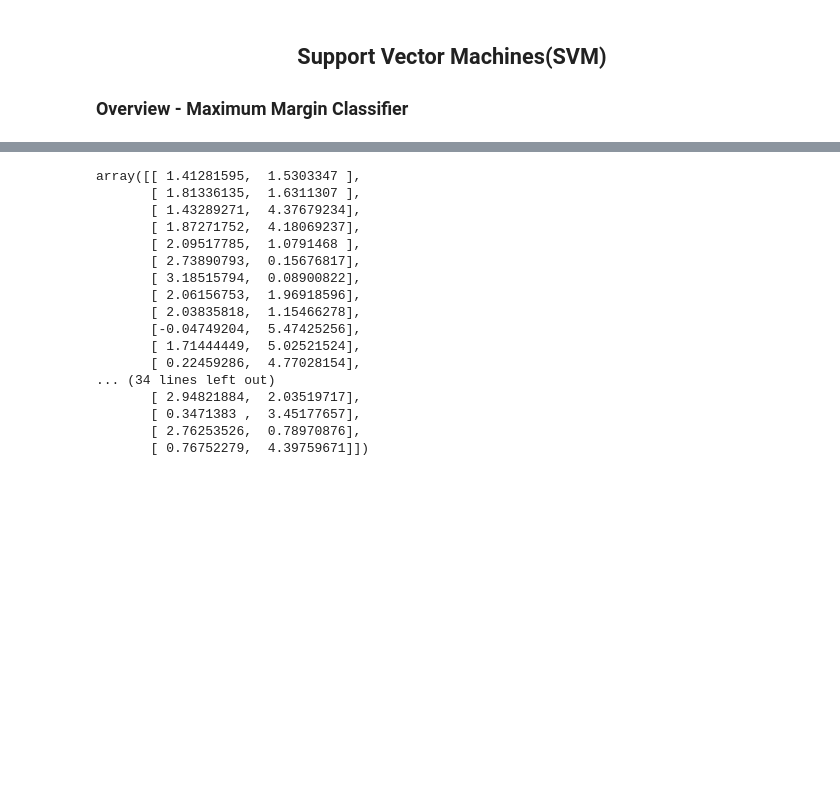
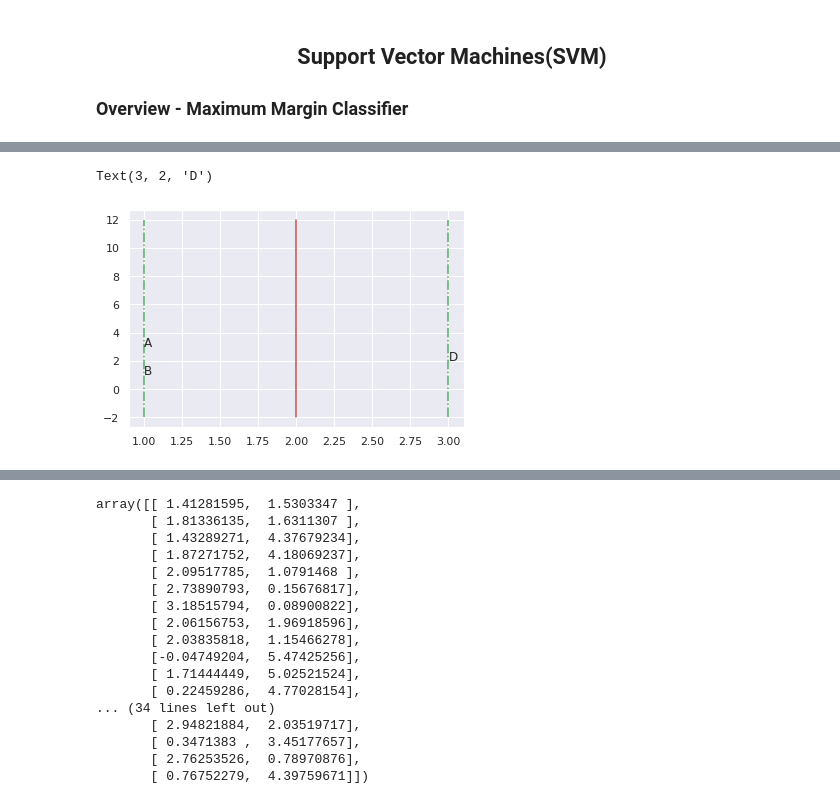
Before and after one commit to ehtisham-sadiq/Final-Year-Project-Material-, a Jupyter notebook: Week no 09/Support Vector Machine.ipynb, the cells around one changed output, grey strips where cells are left out. Saved outputs shown, nothing was run; the diff lists cells and outputs as text; code cells hidden in the pictures; blank space fills up the shorter version.

```diff
--- a/Week no 09/Support Vector Machine.ipynb
+++ b/Week no 09/Support Vector Machine.ipynb
@@ -192,0 +494,14 @@ Separating hyperplane can be considered as `street`. We are trying to maximise t
+# %%
+import random
+import numpy as np
+import pandas as pd
+import matplotlib.pyplot as plt
+import seaborn as sns
+sns.set()
+
+from sklearn import preprocessing
+from sklearn import svm
+from sklearn import metrics
+from sklearn.metrics import confusion_matrix
+from sklearn.model_selection import cross_val_score
+from sklearn.model_selection import GridSearchCV
@@ -192,0 +599,9 @@ Separating hyperplane can be considered as `street`. We are trying to maximise t
+# %%
+# Plot the data
+# Use axes level function in sns to draw the random plot
+
+# Co-ordinates for lines
+margin_X = 2 * np.ones(12)
+margin_Y = np.linspace(-2, 12, num=12)
+
+margin_X, margin_Y
@@ -192,0 +613,8 @@ Separating hyperplane can be considered as `street`. We are trying to maximise t
+# %%
+gutter1_X = np.ones(12)
+gutter1_Y = np.linspace(-2, 12, num=12)
+
+gutter2_X = 3 * np.ones(12)
+gutter2_Y = np.linspace(-2, 12, num=12)
+
+gutter1_X, gutter1_Y, gutter2_X, gutter2_Y
@@ -192,0 +638,11 @@ Separating hyperplane can be considered as `street`. We are trying to maximise t
+# %%
+plt.plot(margin_X, margin_Y, color='r')
+plt.plot(gutter1_X, gutter1_Y, 'g-.')
+plt.plot(gutter2_X, gutter2_Y, 'g-.')
+
+plt.text(x=1, y=3, s="A")
+plt.text(x=1, y=1, s="B")
+plt.text(x=3, y=2, s="D")
+# %% [output]
+Text(3, 2, 'D')
+[figure, added]
```
Also changed, not shown: parts of 64 cells of this notebook, 18 other files.
